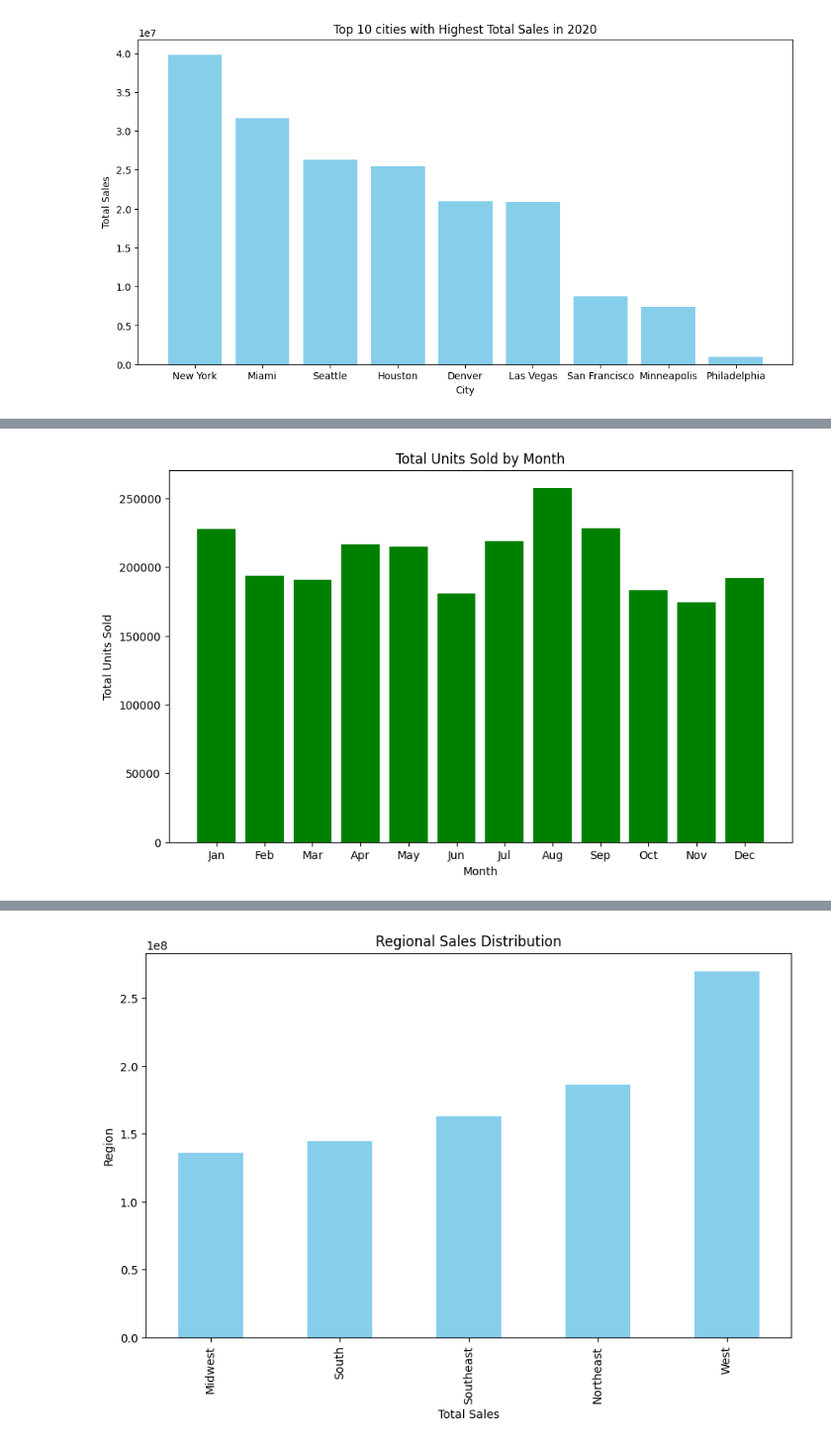
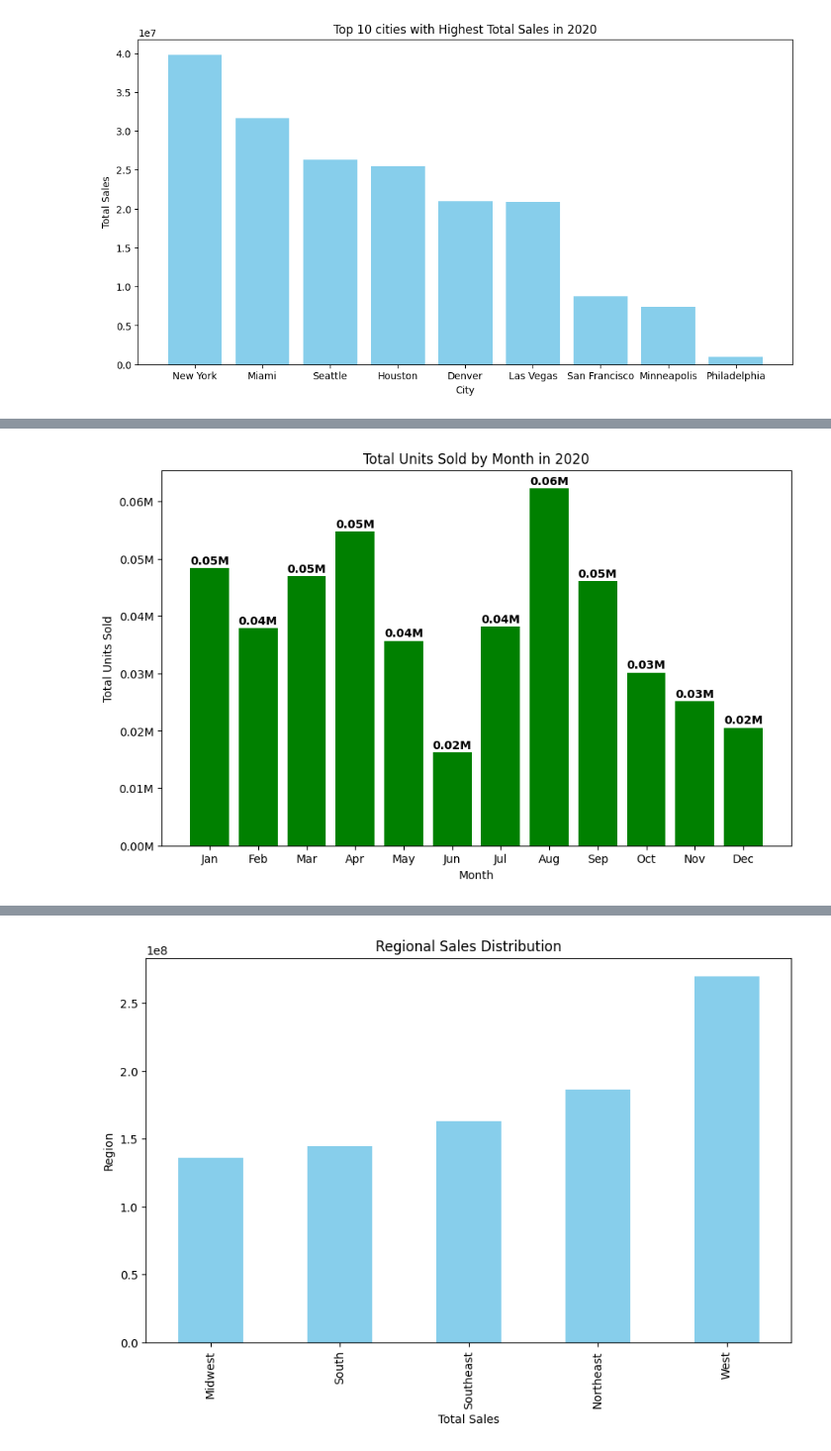
Before and after one commit to delatorrena2016/sql-etl-analytics, a Jupyter notebook: exp.ipynb, the cells around one changed output, grey strips where cells are left out. Shown at 99% size. Saved outputs shown, nothing was run; the diff lists cells and outputs as text; code cells hidden in the pictures.

```diff
--- a/exp.ipynb
+++ b/exp.ipynb
@@ -533,27 +563,46 @@ plt.show()
 # %%
 #falta hacer un filter por year
 # Dataset
 df = pd.read_excel("Adidas US Sales Datasets.xlsx", sheet_name="Data Sales Adidas", skiprows=range(4), usecols="B:N")
 
 # Convert 'Invoice Date' to datetime for easier handling
 df['Invoice Date'] = pd.to_datetime(df['Invoice Date'])
 
+# Extract year from 'Invoice Date'
+df['Year'] = df['Invoice Date'].dt.year
+
+# Specify the year you want to filter by (e.g., 2020)
+target_year = 2020
+
+# Filter data for the specified year
+df_filtered = df[df['Year'] == target_year].copy()  # Use .copy() to create a copy of the DataFrame
+
 # Extract month from 'Invoice Date'
-df['Month'] = df['Invoice Date'].dt.month
+df_filtered['Month'] = df_filtered['Invoice Date'].dt.month
 
 # Group by 'Month' and calculate total units sold
-units_by_month = df.groupby('Month')['Units Sold'].sum().reset_index()
+units_by_month = df_filtered.groupby('Month')['Units Sold'].sum().reset_index()
+
+# Function to format y-axis labels in millions
+def millions_formatter(x, pos):
+    return f'{x / 1_000_000:.2f}M'
 
 # Plotting a bar chart
 plt.figure(figsize=(10, 6))
 plt.bar(units_by_month['Month'], units_by_month['Units Sold'], color='green')
 plt.xlabel('Month')
 plt.ylabel('Total Units Sold')
-plt.title('Total Units Sold by Month')
+plt.title(f'Total Units Sold by Month in {target_year}')
+
+# Adding total units sold on top of bars in millions
+for i, units_sold in enumerate(units_by_month['Units Sold']):
+    plt.text(i + 1, units_sold + 0.02 * max(units_by_month['Units Sold']), f'{units_sold / 1_000_000:.2f}M', ha='center', va='center', rotation=0, color='black', fontweight='bold')
+
+plt.gca().yaxis.set_major_formatter(millions_formatter)  # Use the millions formatter for y-axis labels
 plt.xticks(range(1, 13), ['Jan', 'Feb', 'Mar', 'Apr', 'May', 'Jun', 'Jul', 'Aug', 'Sep', 'Oct', 'Nov', 'Dec'])
 plt.show()
 # %% [output]
-[figure, old version]
+[figure, new version]
 # %%
 # Dataset
 df = pd.read_excel("Adidas US Sales Datasets.xlsx", sheet_name="Data Sales Adidas", skiprows=range(4), usecols="B:N")
```
Also changed, not shown: parts of 5 cells of this notebook.
